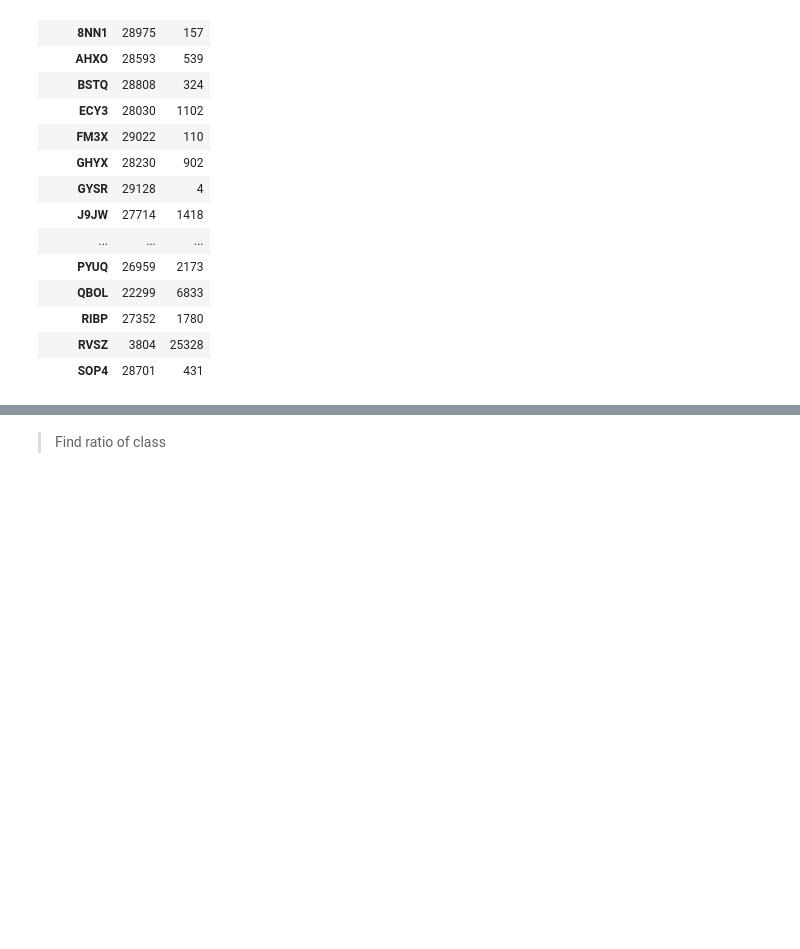
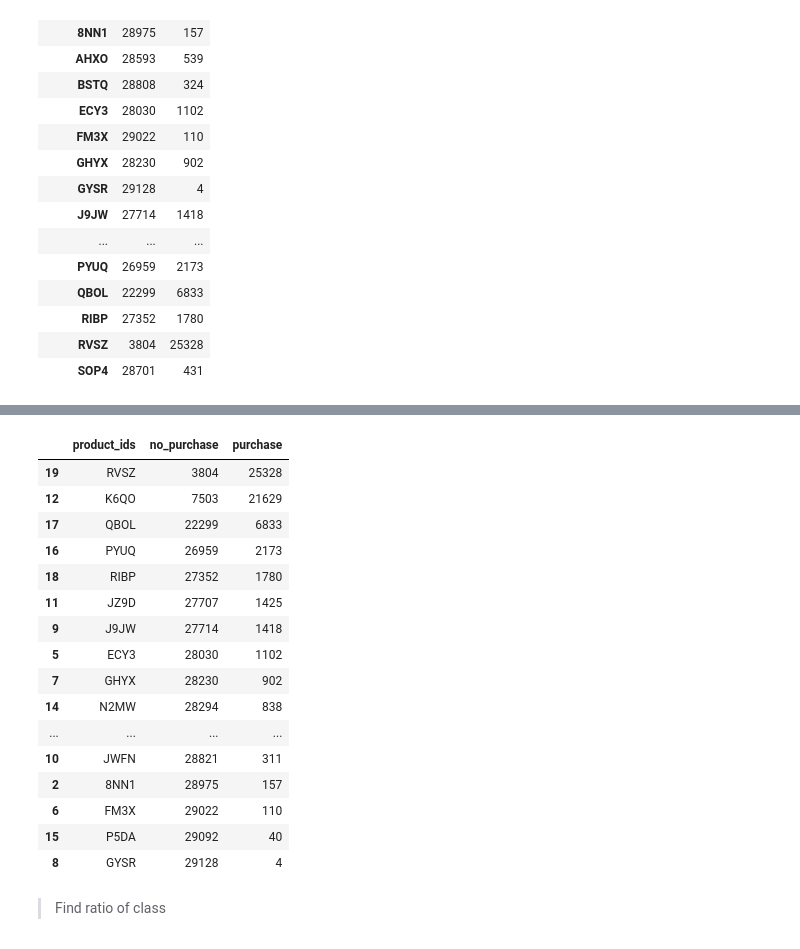
Before and after one commit to Patrick5455/Zimnat-Insurance-Challenge, a Jupyter notebook: modelling/modelling_notebook.ipynb, the cells around one changed output, grey strips where cells are left out. Drawn from its saved outputs; the diff is of its cells as text; code cells hidden in the pictures; blank space fills up the shorter version.

```diff
--- a/modelling/modelling_notebook.ipynb
+++ b/modelling/modelling_notebook.ipynb
@@ -648,0 +684,2 @@ mean_puchases = class_counts_per_products.purchase.mean()
+# %%
+class_counts_per_products['labels'] =
@@ -649,3 +704,23 @@ mean_puchases = class_counts_per_products.purchase.mean()
+# %%
+class_counts_per_products
+# %% [output]
+|  | product_ids | no_purchase | purchase |
+| 19 | RVSZ | 3804 | 25328 |
+| 12 | K6QO | 7503 | 21629 |
+| 17 | QBOL | 22299 | 6833 |
+| 16 | PYUQ | 26959 | 2173 |
+| 18 | RIBP | 27352 | 1780 |
+| 11 | JZ9D | 27707 | 1425 |
+| 9 | J9JW | 27714 | 1418 |
+| 5 | ECY3 | 28030 | 1102 |
+| 7 | GHYX | 28230 | 902 |
+| 14 | N2MW | 28294 | 838 |
+| ... | ... | ... | ... |
+| 10 | JWFN | 28821 | 311 |
+| 2 | 8NN1 | 28975 | 157 |
+| 6 | FM3X | 29022 | 110 |
+| 15 | P5DA | 29092 | 40 |
+| 8 | GYSR | 29128 | 4 |
 # %%
 # val_counts(train_set, train_set.columns.to_list())
 # %% [markdown]
```
Also changed, not shown: parts of 9 cells of this notebook.
